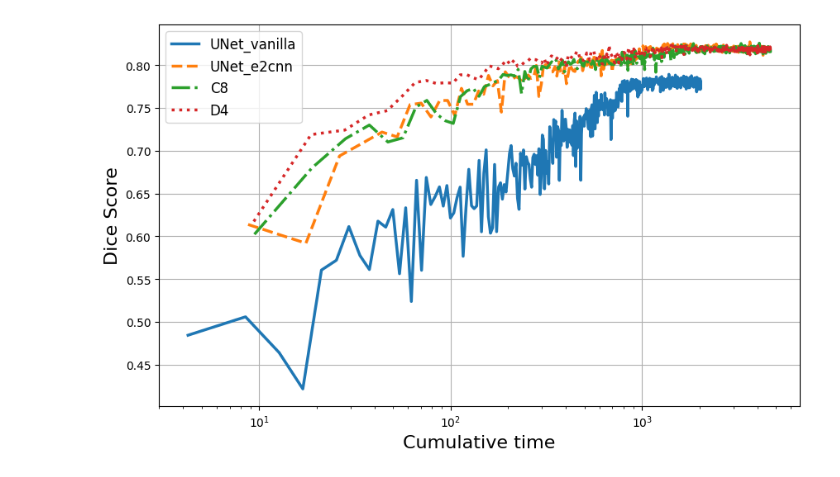
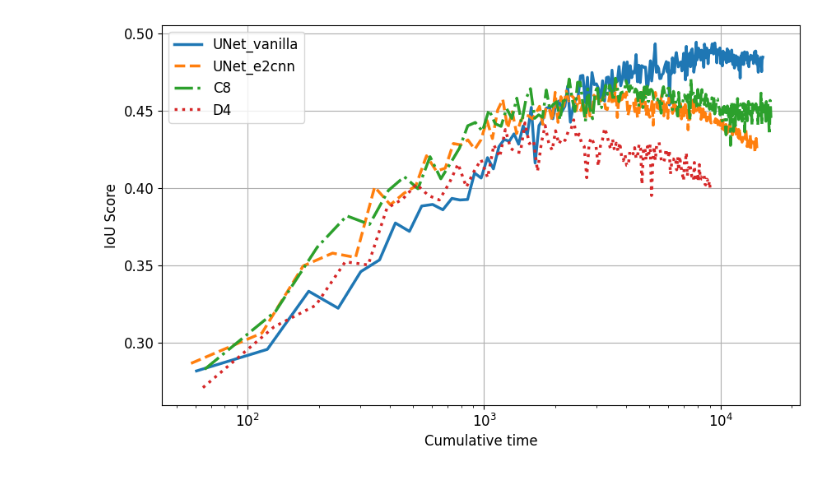
Before and after one commit to RobGhys/seg-equi-architectures, a Jupyter notebook: src/Benchmarks/analysis/step_3-visualizations-graphs.ipynb, the cells around one changed output. Drawn from its saved outputs; the diff is of its cells as text; code cells hidden in the pictures.

```diff
--- a/src/Benchmarks/analysis/step_3-visualizations-graphs.ipynb
+++ b/src/Benchmarks/analysis/step_3-visualizations-graphs.ipynb
@@ -5,8 +5,8 @@ import numpy as np
 import matplotlib.pyplot as plt
 from scipy import stats
 # %%
-#model_size = 'large_models'
-model_size = 'small_models'
+model_size = 'large_models'
+#model_size = 'small_models'
 root_dir = f'/home/rob/Documents/3_projects/bench/_results/{model_size}'
 output_dir_base_path = f'/home/rob/Documents/3_projects/bench/analysis/{model_size}'
 os.makedirs(output_dir_base_path, exist_ok=True)
@@ -14,8 +14,8 @@ os.makedirs(output_dir_base_path, exist_ok=True)
 current_dir = os.getcwd()
 #dataset_name = "kvasir"
 #dataset_name = "NucleiSeg"
-dataset_name = "URDE"
-#dataset_name = "isaid"
+#dataset_name = "URDE"
+dataset_name = "isaid"
 #dataset_name = "coco"
 
 folds = [f'fold_{i}' for i in range(5)]
@@ -106,40 +106,43 @@ linestyles = ['-', '--', '-.', ':']
 markers = ['o', 's', '^', 'd']
 # %%
 averages_dict: dict = {}
+selected_font_size = 12
 
 for model_name in model_dicts.keys():
     all_perf_lists = [model_dicts[model_name][fold]['perf'] for fold in folds]
     all_time_lists = [model_dicts[model_name][fold]['time'] for fold in folds]
 
     perf_array = np.array(all_perf_lists)
     time_array = np.array(all_time_lists)
 
     avg_perf = np.mean(perf_array, axis=0)
     avg_time = np.mean(time_array, axis=0)
 
     cumulative_time = np.cumsum(avg_time)
 
     averages_dict[model_name] = {'avg_perf': avg_perf, 'cumulative_time': cumulative_time}
 
 plt.figure(figsize=(10, 6))
 
 for i, model_name in enumerate(model_names):
     avg_perf_values = averages_dict[model_name]['avg_perf']
     cumulative_time_values = averages_dict[model_name]['cumulative_time']
 
     linestyle = linestyles[i % len(linestyles)]
     marker = markers[i % len(markers)]
     plt.plot(cumulative_time_values, avg_perf_values, label=model_name,
              linestyle=linestyle, linewidth=2.5)
 
-plt.xlabel('Cumulative time', fontsize=16)
-plt.ylabel(perf_metric_name, fontsize=16)
+plt.xlabel('Cumulative time', fontsize=selected_font_size)
+plt.ylabel(perf_metric_name, fontsize=selected_font_size)
 plt.xscale('log')
-plt.legend(loc="best", fontsize=12)
+plt.xticks(fontsize=selected_font_size)
+plt.yticks(fontsize=selected_font_size)
+plt.legend(loc="best", fontsize=selected_font_size)
 plt.grid(True)
 output_pdf = os.path.join(output_path, f'{dataset_name}_{model_size}_plot.pdf')
 plt.savefig(output_pdf, format='pdf')
 
 plt.show()
 # %% [output]
-[figure, old version]
+[figure, new version]
```
Also changed, not shown: parts of 1 cell of this notebook, 1 other file.
